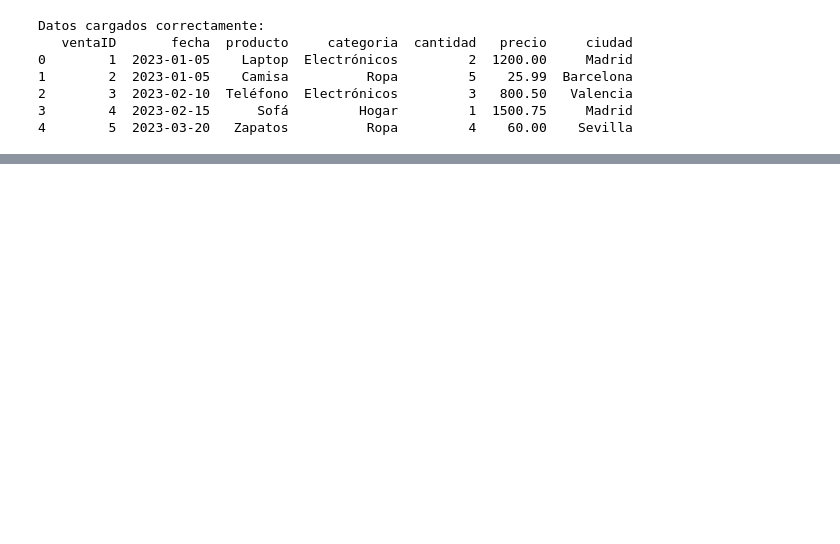
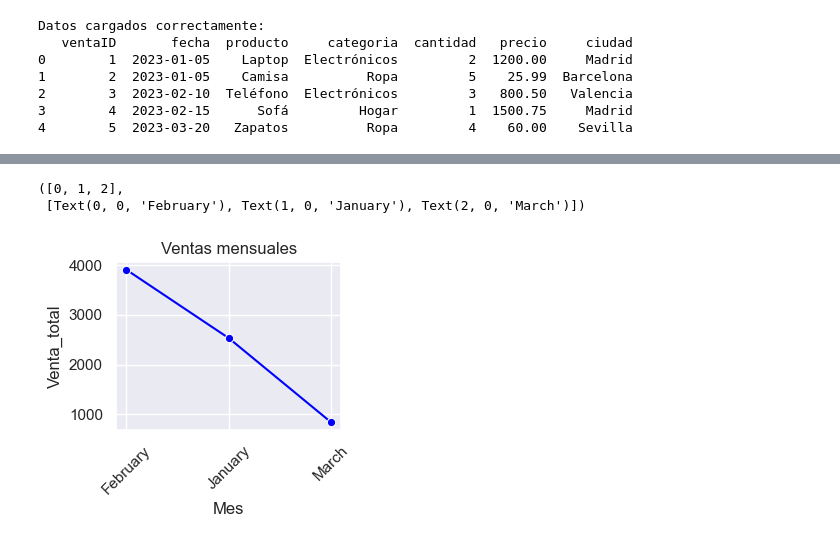
Before and after one commit to devpcarlos/CienciaDatos, a Jupyter notebook: BD.ipynb, the cells around one changed output, grey strips where cells are left out. Drawn from its saved outputs; the diff is of its cells as text; code cells hidden in the pictures; blank space fills up the shorter version.

```diff
--- a/BD.ipynb
+++ b/BD.ipynb
@@ -56,0 +71,10 @@ ventas_por_ciudad = df.groupby('ciudad')['Venta_total'].sum().reset_index()
+# %%
+# Gráfico 2: Ventas mensuales (Líneas)
+plt.subplot(2,2,2)
+sns.lineplot(data=ventas_mensuales, x='Mes', y='Venta_total', marker='o', color='blue')
+plt.title('Ventas mensuales')
+plt.xticks(rotation=45)
+# %% [output]
+([0, 1, 2],
+ [Text(0, 0, 'February'), Text(1, 0, 'January'), Text(2, 0, 'March')])
+[figure, added]
```
Also changed, not shown: parts of 5 cells of this notebook.
